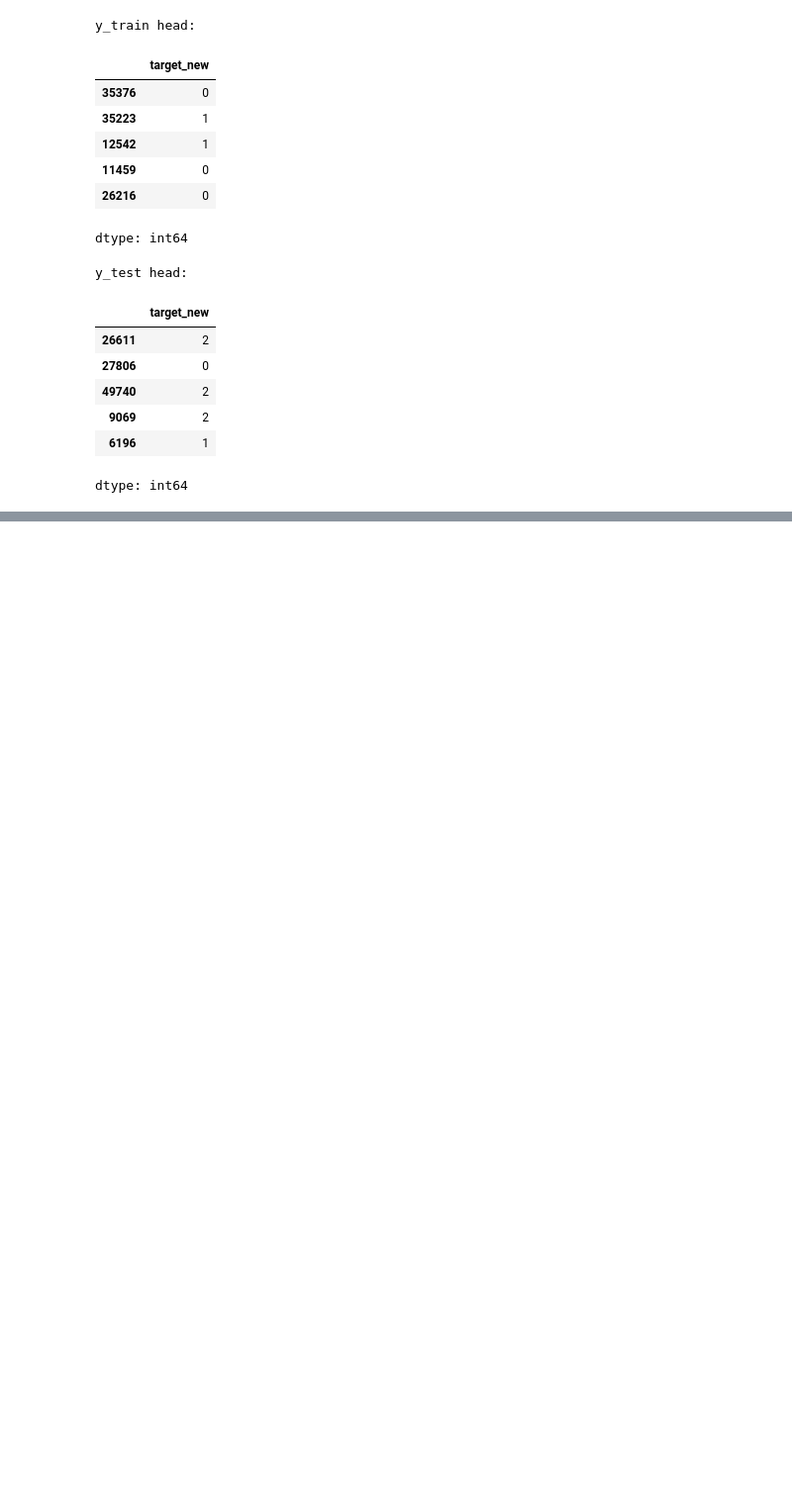
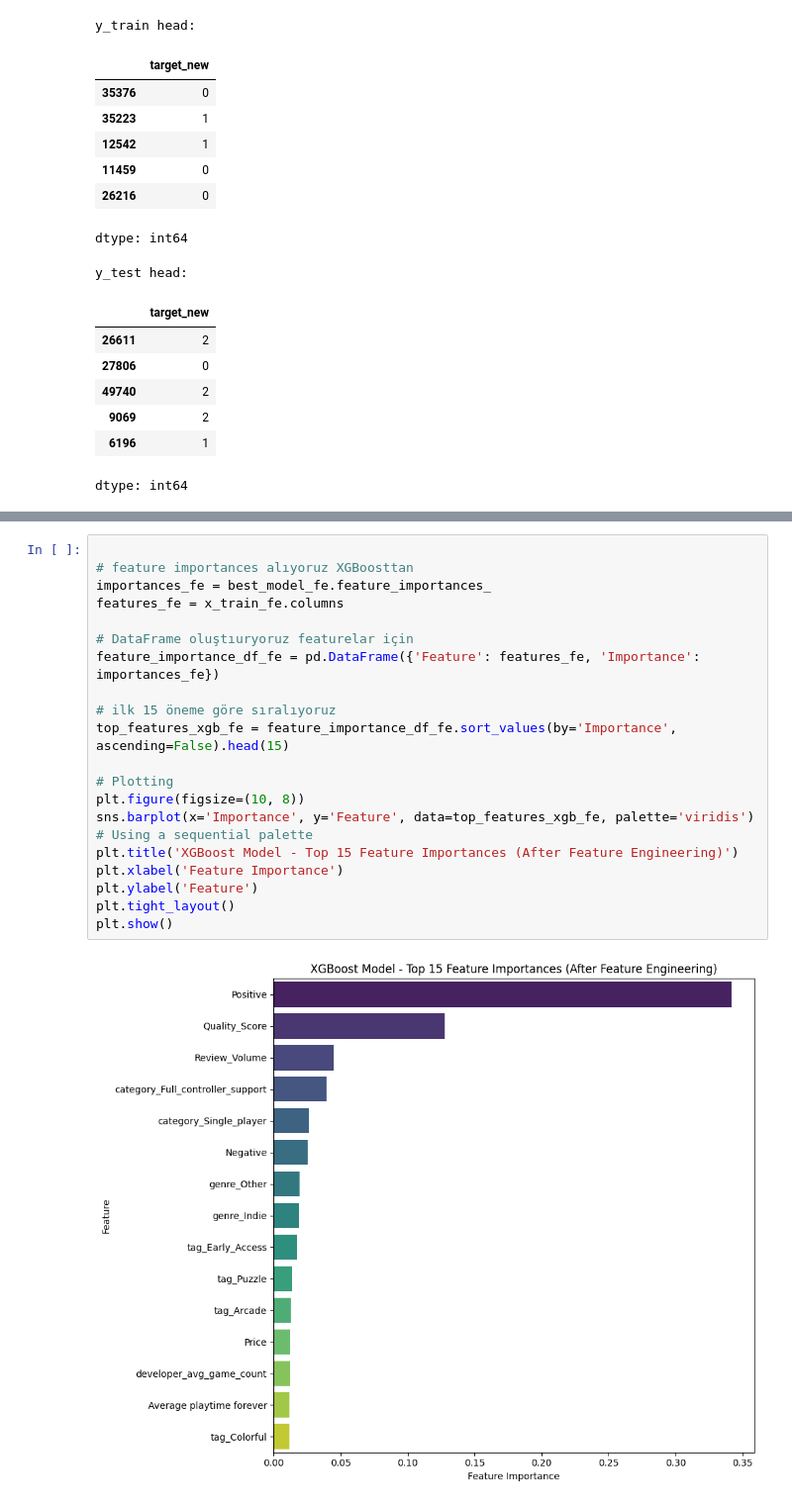
Before and after one commit to TraiNox/TraiNox, a Jupyter notebook: Target1_XGBoost.ipynb, the cells around one changed output, grey strips where cells are left out. Shown: that part at 99% size. Saved outputs shown, nothing was run; the diff lists cells and outputs as text; blank space fills up the shorter version.

```diff
--- a/Target1_XGBoost.ipynb
+++ b/Target1_XGBoost.ipynb
@@ -206,0 +423,22 @@ Confusion Matrix:
+# %%
+
+# feature importances alıyoruz XGBoosttan
+importances_fe = best_model_fe.feature_importances_
+features_fe = x_train_fe.columns
+
+# DataFrame oluştıuryoruz featurelar için
+feature_importance_df_fe = pd.DataFrame({'Feature': features_fe, 'Importance': importances_fe})
+
+# ilk 15 öneme göre sıralıyoruz
+top_features_xgb_fe = feature_importance_df_fe.sort_values(by='Importance', ascending=False).head(15)
+
+# Plotting
+plt.figure(figsize=(10, 8))
+sns.barplot(x='Importance', y='Feature', data=top_features_xgb_fe, palette='viridis') # Using a sequential palette
+plt.title('XGBoost Model - Top 15 Feature Importances (After Feature Engineering)')
+plt.xlabel('Feature Importance')
+plt.ylabel('Feature')
+plt.tight_layout()
+plt.show()
+# %% [output]
+[figure, added]
```
Also changed, not shown: parts of 5 cells of this notebook.
